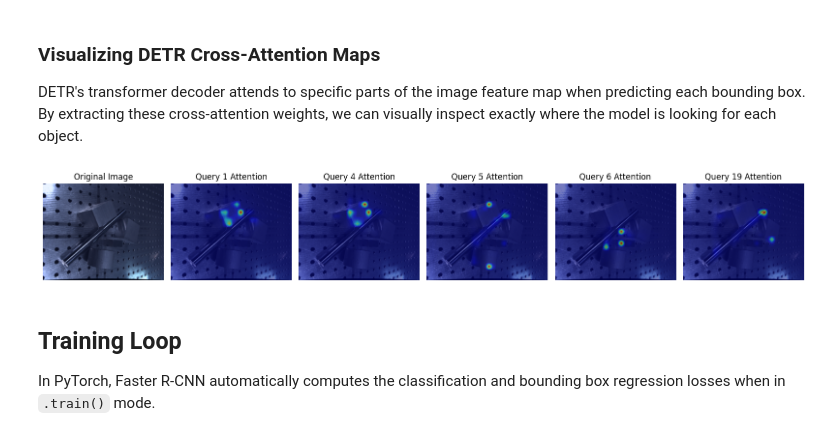
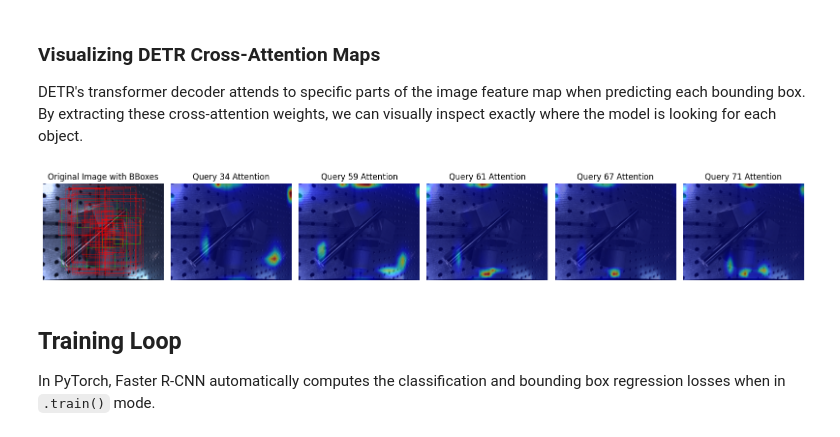
Before and after one commit to Eikthyrnir/uam-cv-sim-to-real-interpretability, a Jupyter notebook: DIMO_detection_pipeline.ipynb, the cells around one changed output. Cells and saved outputs as stored; diff of their text form; code cells hidden in the pictures.

```diff
--- a/DIMO_detection_pipeline.ipynb
+++ b/DIMO_detection_pipeline.ipynb
@@ -1131,6 +1144,7 @@ import cv2
 import numpy as np
 import torch
 import math
+from torchvision.transforms.functional import to_pil_image
 
 # Visualize attention maps from the decoder
 model_detr.eval()
@@ -1148,7 +1162,7 @@ with torch.no_grad():
 probas = outputs.logits.softmax(-1)[0, :, :-1]
 
 # Lowered threshold to 0.1 to visualize early training attention
-keep = probas.max(-1).values > 0.1
+keep = probas.max(-1).values > 0.3
 
 # The cross-attention from the last decoder layer
 # Shape: (batch_size, num_heads, num_queries, num_image_patches)
@@ -1164,33 +1178,67 @@ feature_map_w = math.ceil(w / 32)
 
 # Get image for plotting
 img_plot = np.transpose(pixel_values.cpu().numpy()[0], (1, 2, 0))
 img_plot = (img_plot - img_plot.min()) / (img_plot.max() - img_plot.min())
 
+# Format image as uint8 tensor for torchvision drawing utilities
+img_uint8 = (img_plot * 255).astype(np.uint8)
+img_tensor_uint8 = torch.from_numpy(img_uint8).permute(2, 0, 1)
+
+# Post-process predictions to absolute coordinates
+target_sizes = torch.tensor([[h, w]]).to(device)
+results = processor.post_process_object_detection(outputs, target_sizes=target_sizes, threshold=0.1)[0]
+
+# Post-process ground truth to absolute coordinates
+boxes = target['boxes']
+unnorm_boxes = boxes * torch.tensor([w, h, w, h], dtype=torch.float32)
+cx, cy, bw, bh = unnorm_boxes.unbind(-1)
+xmin = cx - 0.5 * bw
+ymin = cy - 0.5 * bh
+xmax = cx + 0.5 * bw
+ymax = cy + 0.5 * bh
+abs_boxes = torch.stack([xmin, ymin, xmax, ymax], dim=-1)
+
+cls_key = 'class_labels' if 'class_labels' in target else 'labels'
+true_target_for_draw = {
+    "boxes": abs_boxes.cpu(),
+    "labels": target[cls_key].cpu()
+}
+
+pred_for_draw = {
+    "boxes": results["boxes"].cpu(),
+    "labels": results["labels"].cpu(),
+    "scores": results["scores"].cpu()
+}
+
+# Draw using our utility functions
+img_display = draw_target(img_tensor_uint8, true_target_for_draw)
+img_display = draw_predictions(img_display, pred_for_draw)
+
 num_boxes_to_show = keep.nonzero().size(0)
 if num_boxes_to_show > 0:
     # Cap the number of boxes to show to avoid massive plots
     num_boxes_to_show = min(num_boxes_to_show, 5)
     fig, axes = plt.subplots(1, num_boxes_to_show + 1, figsize=(16, 5))
     if num_boxes_to_show == 1:
         axes = [axes]
 
-    axes[0].imshow(img_plot)
-    axes[0].set_title("Original Image")
+    axes[0].imshow(to_pil_image(img_display))
+    axes[0].set_title("Original Image with BBoxes")
     axes[0].axis("off")
 
     queries_kept = keep.nonzero().squeeze(-1)[:num_boxes_to_show]
     for idx, query_idx in enumerate(queries_kept):
         attn_map = cross_attention_mean[query_idx].reshape(feature_map_h, feature_map_w).cpu().numpy()
         attn_map_resized = cv2.resize(attn_map, (w, h))
 
         ax = axes[idx + 1]
         ax.imshow(img_plot)
         ax.imshow(attn_map_resized, cmap='jet', alpha=0.5)
         ax.set_title(f"Query {query_idx.item()} Attention")
         ax.axis("off")
     plt.tight_layout()
     plt.show()
 else:
     print("No objects detected with confidence > 0.1 in this sample. Try training for more epochs.")
 # %% [output]
-[figure, old version]
+[figure, new version]
```
Also changed, not shown: parts of 9 cells of this notebook.
